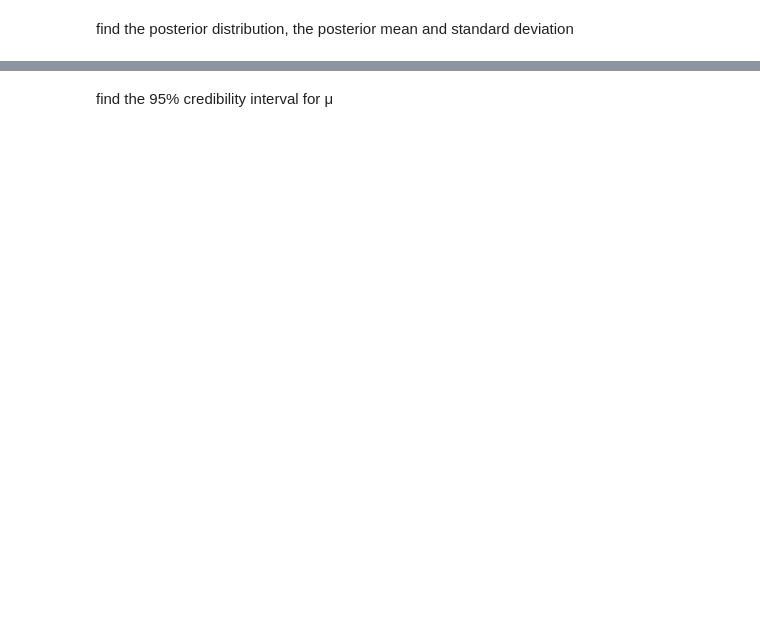
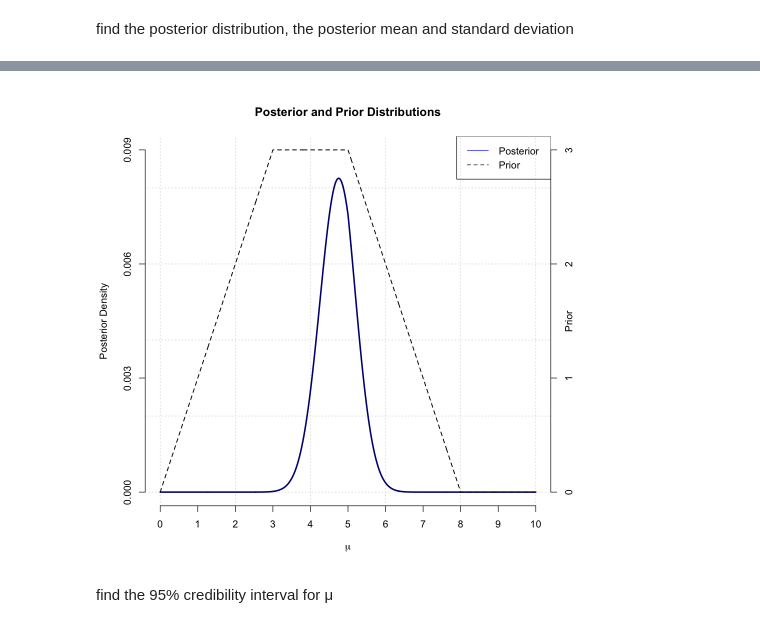
Before and after one commit to GiacomoLongaroni/Advanced_Statistics_For_Physics_Analysis_24, a Jupyter notebook: Rlab04/Giacomo_Longaroni_Rlab04.ipynb, the cells around one changed output, grey strips where cells are left out. Cells and saved outputs as stored; diff of their text form; code cells hidden in the pictures; blank space fills up the shorter version.

```diff
--- a/Rlab04/Giacomo_Longaroni_Rlab04.ipynb
+++ b/Rlab04/Giacomo_Longaroni_Rlab04.ipynb
@@ -193,0 +189,87 @@ sigma_values
+# %%
+# observation
+observation <- c(4.09, 4.68, 1.87, 2.62, 5.58, 8.68, 4.07, 4.78, 4.79, 4.49, 5.85, 5.09, 2.40, 6.27, 6.30, 4.47)
+n <- length(observation)
+
+# parameters
+lik_var <- 4
+lik_sig <- sqrt(lik_var)
+mean_sample <- mean(observation)
+
+# mu (x axis)
+m <- seq(0, 10, 0.01)
+
+# mu Prior
+prior <- function(mu) {
+    if (mu > 0 && mu <= 3) {
+        return(mu)
+    } else if (mu > 3 && mu <= 5) {
+        return(3)
+    } else if (mu > 5 && mu <= 8) {
+        return(8 - mu)
+    } else {
+        return(0)
+    }
+}
+prior_array <- sapply(m, prior)
+
+# mu Likelihood
+likelihood <- function(mu, y) {
+    like <- dnorm(y, mean = mu, sd = lik_sig)
+    return(prod(like))
+}
+likelihood_array <- sapply(m, likelihood, y = observation)
+
+# mu posterior
+posterior <- function(mu, y) {
+    return(likelihood(mu, y) * prior(mu))
+}
+
+# computing posterior
+posterior_values <- sapply(m, posterior, y = observation)
+
+# Normalization factor
+posterior_values <- posterior_values / (sum(posterior_values))
+
+# posterior mean
+posterior_mean <- sum(m * posterior_values)
+
+# posterior sd
+posterior_sd <- sqrt(sum((m - posterior_mean)^2 * posterior_values))
+
+# plotting posterior
+plot(m, posterior_values,
+     type = "l",
+     col = "navy",
+     lty = 1,
+     lwd = 2.5,
+     ylab = "Posterior Density",
+     xlab = expression(mu),
+     main = "Posterior and Prior Distributions",
+     panel.first = grid(),
+     ylim = c(0, 0.009),
+     axes = FALSE)  # Disattiva gli assi predefiniti
+axis(side = 1, at = seq(0, max(m), 1))  # Asse x
+axis(side = 2, at = seq(0, 0.009, 0.003))  # Asse y con solo i ticks specificati
+
+
+# double y axis for prior
+par(new = TRUE)
+plot(m, prior_array,
+     type = "l",
+     col = "black",
+     lty = 2,
+     lwd = 1.5,
+     axes = FALSE,
+     xlab = "",
+     ylab = "")
+axis(side = 4, at = seq(0,max(prior_array),1))
+mtext("Prior", side = 4, line=1)
+
+# legend
+legend("topright", legend = c("Posterior", "Prior"), col = c("blue", "black"), lty = c(1, 2))
+
+# print
+cat("Posterior Mean:", round(posterior_mean,2), "\n")
+cat("Posterior SD:", round(posterior_sd,2), "\n")
+# %% [output]
@@ -194,2 +278,3 @@ sigma_values
+[figure, added]
 # %% [markdown]
  find the 95% credibility interval for μ
```
Also changed, not shown: parts of 11 cells of this notebook.
